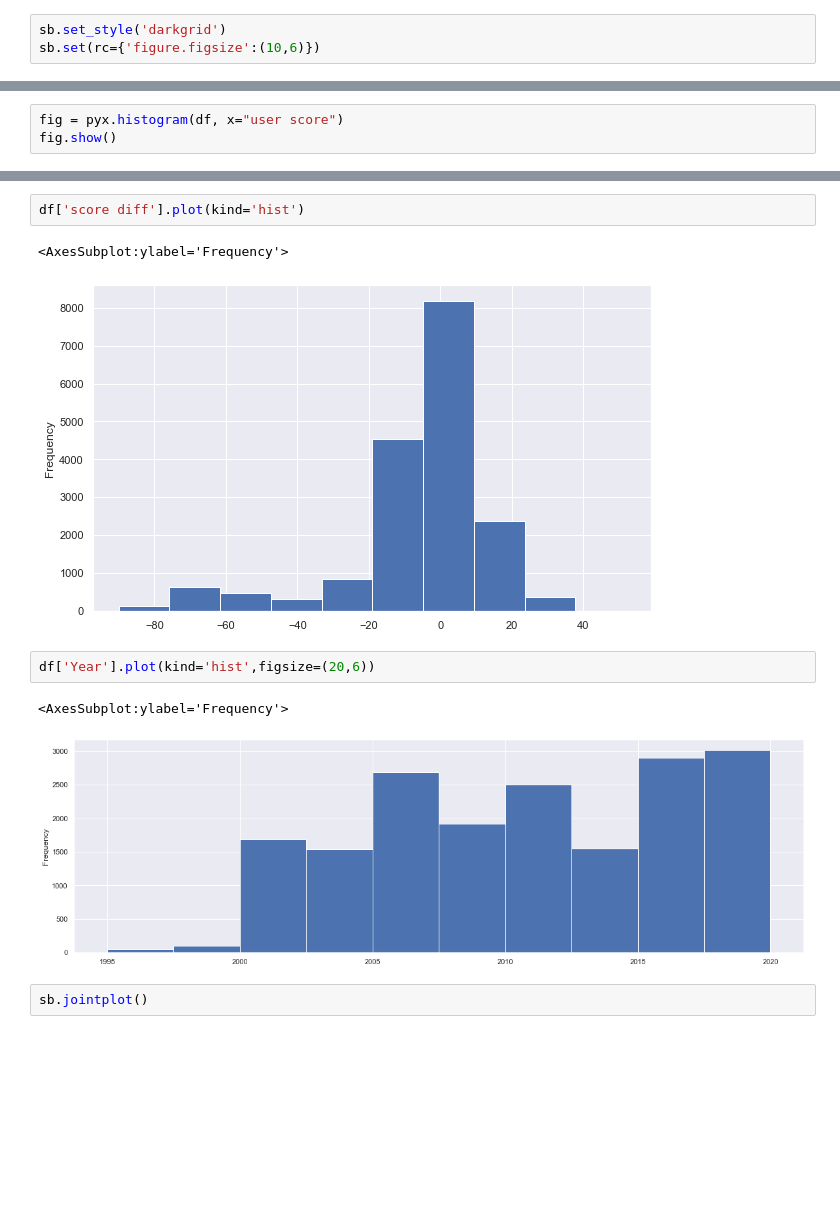
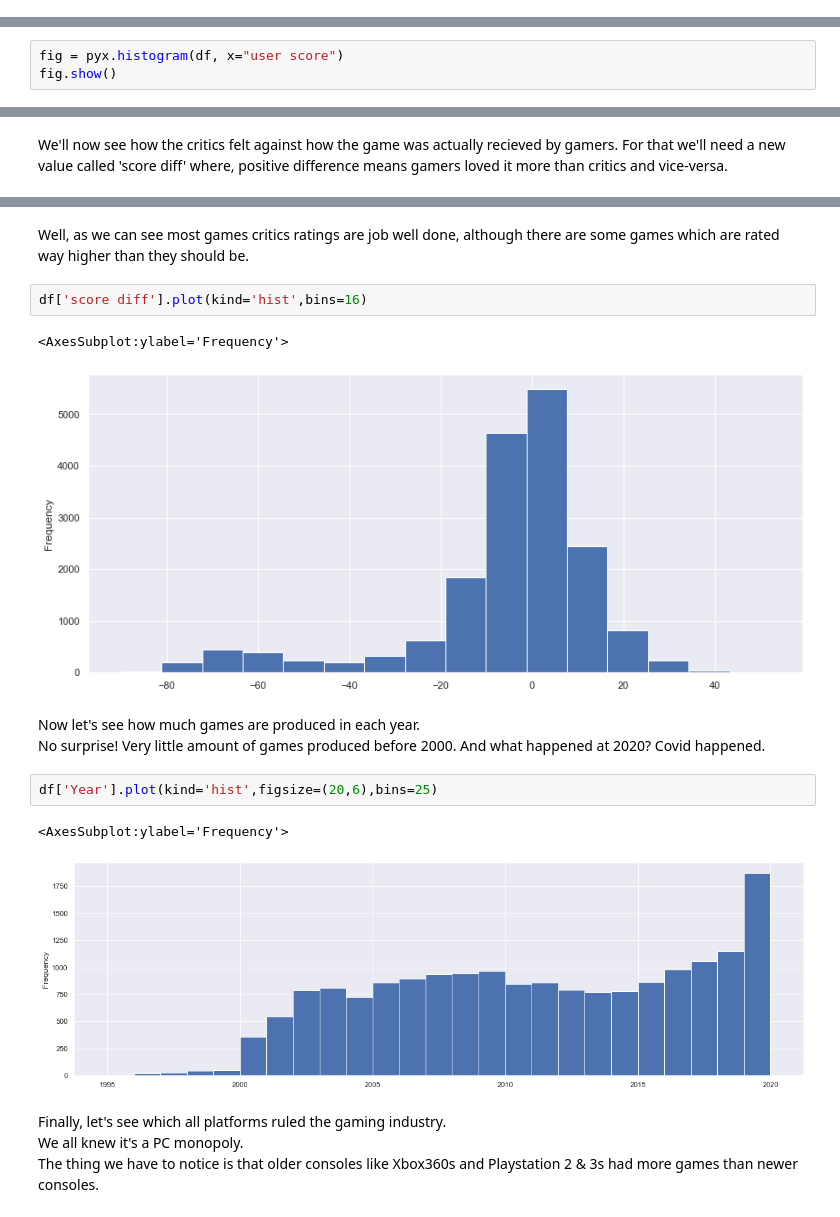
Before and after one commit to idlebananabit/Video-games, a Jupyter notebook: Game_score.ipynb, the cells around one changed output, grey strips where cells are left out. Cells and saved outputs as stored; diff of their text form; blank space fills up the shorter version.

```diff
--- a/Game_score.ipynb
+++ b/Game_score.ipynb
@@ -5,6 +11,3 @@ import datetime
 import matplotlib.pyplot as mp
 import seaborn as sb
 import plotly.express as pyx
-# %%
-sb.set_style('darkgrid')
-sb.set(rc={'figure.figsize':(10,6)})
@@ -101,3 +125,5 @@ sb.jointplot(x=df['score'],y=df['Year'],kind='scatter')
+# %% [markdown]
+We'll now see how the critics felt against how the game was actually recieved by gamers. For that we'll need a new value called 'score diff' where, positive difference means gamers loved it more than critics and vice-versa.
 # %%
 df['score diff']=df['user score']-df['score']
 df.head()
@@ -108,15 +134,22 @@ df.head()
 | 2 | Grand Theft Auto IV | PlayStation3 | April 29, 2008 | 98 | 76.0 | RockstarNorth | Action Adventure,Modern,Modern,Op... | 1 Player | 64 | 3806 | ... |
 | 3 | SoulCalibur | Dreamcast | September 8, 1999 | 98 | 85.0 | Namco | Action,Fighting,3D | 1-2 | 24 | 324 | ... |
 | 4 | Grand Theft Auto IV | Xbox360 | April 29, 2008 | 98 | 79.0 | RockstarNorth | Action Adventure,Modern,Modern,Op... | 1 Player | 86 | 3364 | ... |
+# %% [markdown]
+Well, as we can see most games critics ratings are job well done, although there are some games which are rated way higher than they should be.
 # %%
-df['score diff'].plot(kind='hist')
+df['score diff'].plot(kind='hist',bins=16)
 # %% [output]
 <AxesSubplot:ylabel='Frequency'>
-[figure, old version]
+[figure, new version]
+# %% [markdown]
+Now let's see how much games are produced in each year.<br>
+No surprise! Very little amount of games produced before 2000. And what happened at 2020? Covid happened.
 # %%
-df['Year'].plot(kind='hist',figsize=(20,6))
+df['Year'].plot(kind='hist',figsize=(20,6),bins=25)
 # %% [output]
 <AxesSubplot:ylabel='Frequency'>
-[figure, old version]
+[figure, new version]
-# %%
-sb.jointplot()
+# %% [markdown]
+Finally, let's see which all platforms ruled the gaming industry.<br>
+We all knew it's a PC monopoly.<br>
+The thing we have to notice is that older consoles like Xbox360s and Playstation 2 & 3s had more games than newer consoles.
```
Also changed, not shown: parts of 11 cells of this notebook.
